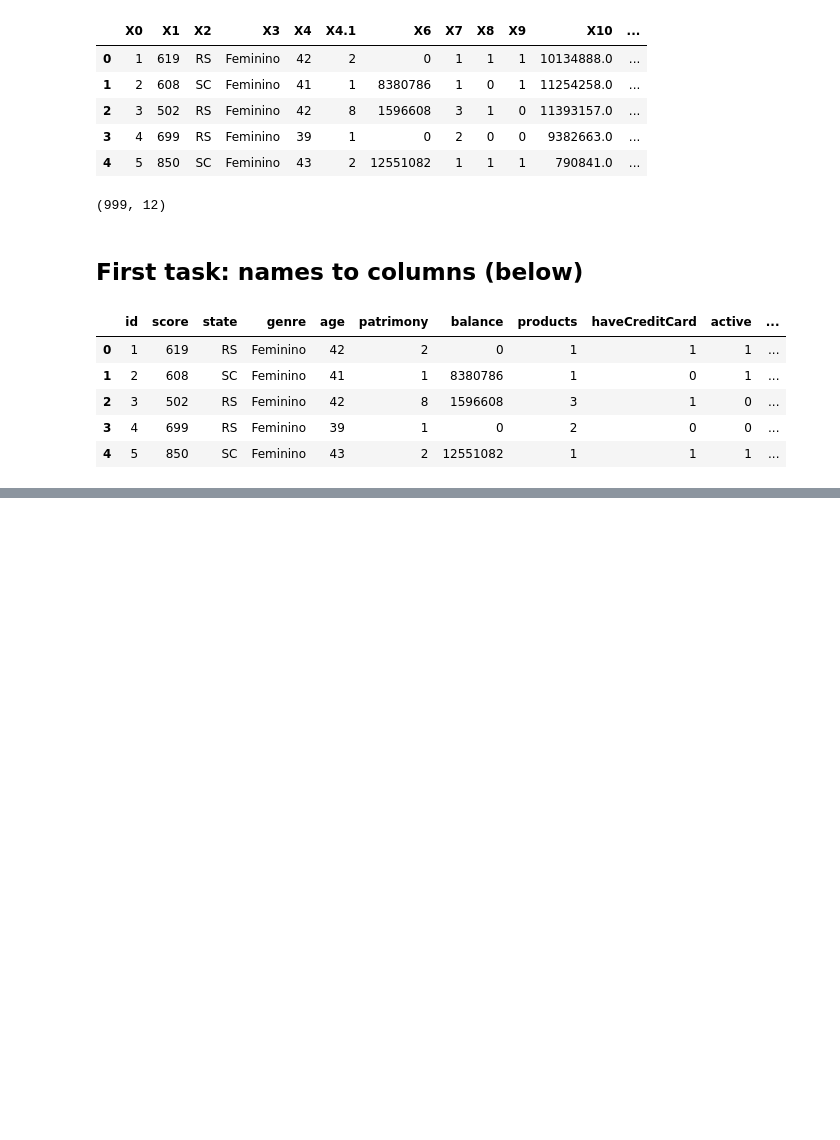
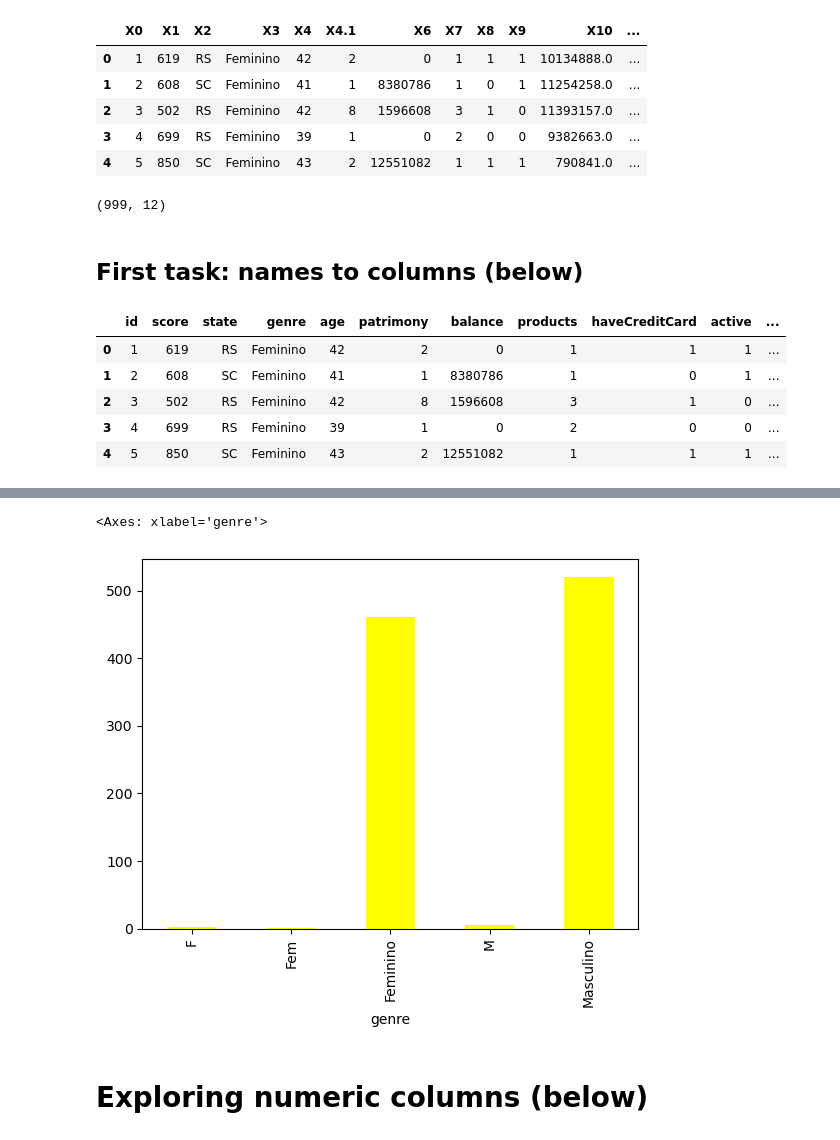
Before and after one commit to Lanpaiva/data-analysis, a Jupyter notebook: limpeza-processamento.ipynb, the cells around one changed output, grey strips where cells are left out. Cells and saved outputs as stored; diff of their text form; code cells hidden in the pictures; blank space fills up the shorter version.

```diff
--- a/limpeza-processamento.ipynb
+++ b/limpeza-processamento.ipynb
@@ -40,0 +53,3 @@ KeyboardInterrupt
+# %%
+agrouped = dataset.groupby(['genre']).size()
+agrouped
@@ -40,0 +64,7 @@ KeyboardInterrupt
+# %%
+agrouped.plot.bar(color = 'yellow')
+# %% [output]
+<Axes: xlabel='genre'>
+[figure, added]
+# %% [markdown]
+# Exploring numeric columns (below)
```
Also changed, not shown: parts of 7 cells of this notebook.
